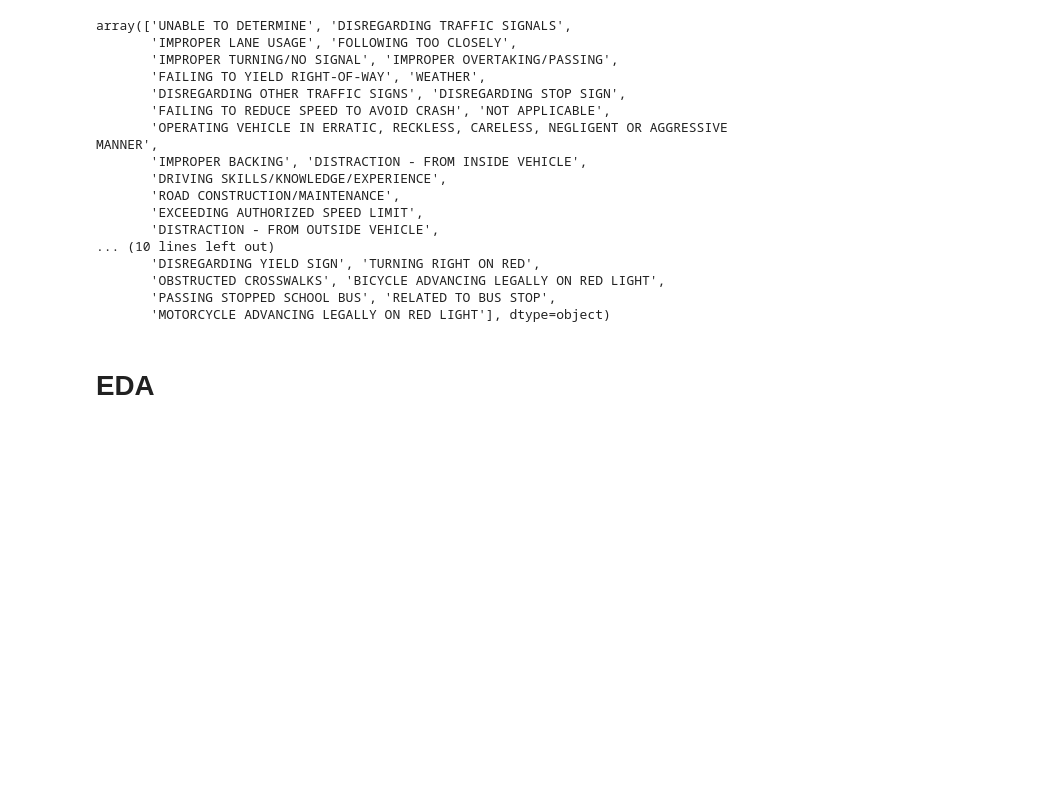
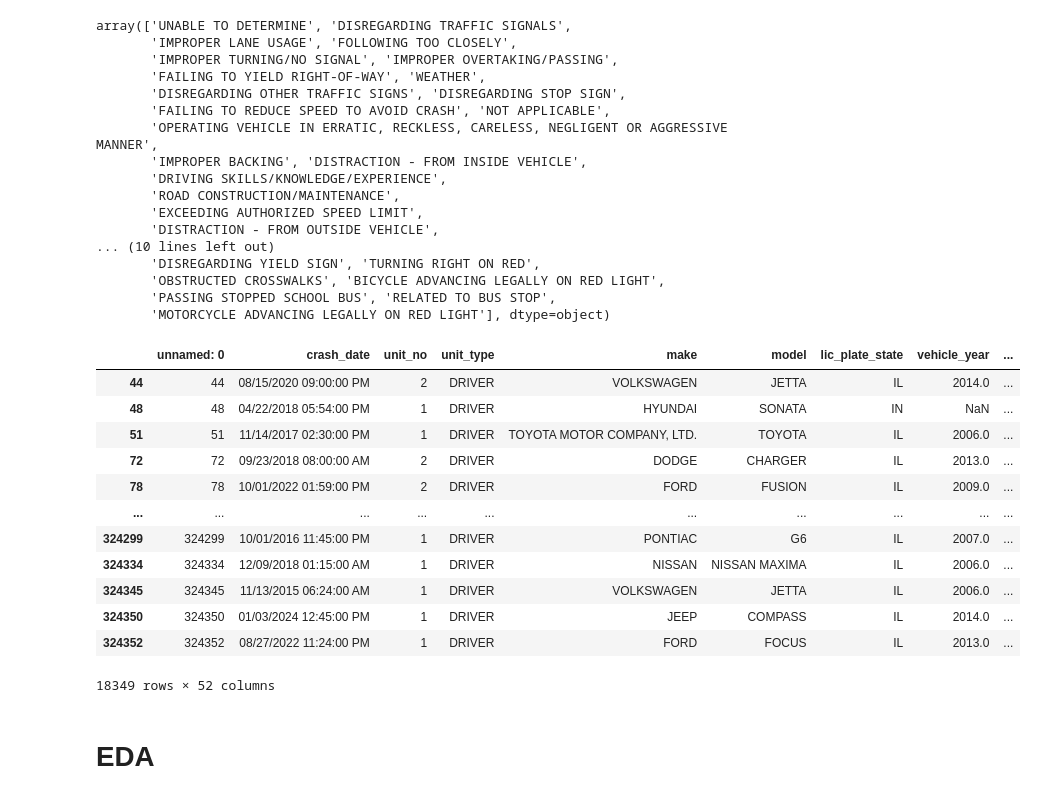
Before and after one commit to Jmanitou/Chicago_Car_Crash_Analysis, a Jupyter notebook: Chicago_Car_Crash.ipynb, the cells around one changed output. Saved outputs shown, nothing was run; the diff lists cells and outputs as text; code cells hidden in the pictures; blank space fills up the shorter version.

Commit message:
filtered to drivers from age 15 to 22

```diff
--- a/Chicago_Car_Crash.ipynb
+++ b/Chicago_Car_Crash.ipynb
@@ -387,6 +391,23 @@ def primary_cause(cause):
 
 
 df_accidents['prim_contributory_cause'] = df_accidents['prim_contributory_cause'].map(primary_cause)
+# %%
+df_accidents = df_accidents.loc[(df_accidents['age'] > 14) & (df_accidents['age'] < 23) & (df_accidents['person_type'] == 'DRIVER')]
+df_accidents
+# %% [output]
+|  | unnamed: 0 | crash_date | unit_no | unit_type | make | model | lic_plate_state | vehicle_year | ... |
+| 44 | 44 | 08/15/2020 09:00:00 PM | 2 | DRIVER | VOLKSWAGEN | JETTA | IL | 2014.0 | ... |
+| 48 | 48 | 04/22/2018 05:54:00 PM | 1 | DRIVER | HYUNDAI | SONATA | IN | NaN | ... |
+| 51 | 51 | 11/14/2017 02:30:00 PM | 1 | DRIVER | TOYOTA MOTOR COMPANY, LTD. | TOYOTA | IL | 2006.0 | ... |
+| 72 | 72 | 09/23/2018 08:00:00 AM | 2 | DRIVER | DODGE | CHARGER | IL | 2013.0 | ... |
+| 78 | 78 | 10/01/2022 01:59:00 PM | 2 | DRIVER | FORD | FUSION | IL | 2009.0 | ... |
+| ... | ... | ... | ... | ... | ... | ... | ... | ... | ... |
+| 324299 | 324299 | 10/01/2016 11:45:00 PM | 1 | DRIVER | PONTIAC | G6 | IL | 2007.0 | ... |
+| 324334 | 324334 | 12/09/2018 01:15:00 AM | 1 | DRIVER | NISSAN | NISSAN MAXIMA | IL | 2006.0 | ... |
+| 324345 | 324345 | 11/13/2015 06:24:00 AM | 1 | DRIVER | VOLKSWAGEN | JETTA | IL | 2006.0 | ... |
+| 324350 | 324350 | 01/03/2024 12:45:00 PM | 1 | DRIVER | JEEP | COMPASS | IL | 2014.0 | ... |
+| 324352 | 324352 | 08/27/2022 11:24:00 PM | 1 | DRIVER | FORD | FOCUS | IL | 2013.0 | ... |
+18349 rows × 52 columns
 # %% [markdown]
 # EDA
 # %% [markdown]
```
Also changed, not shown: parts of 10 cells of this notebook.
